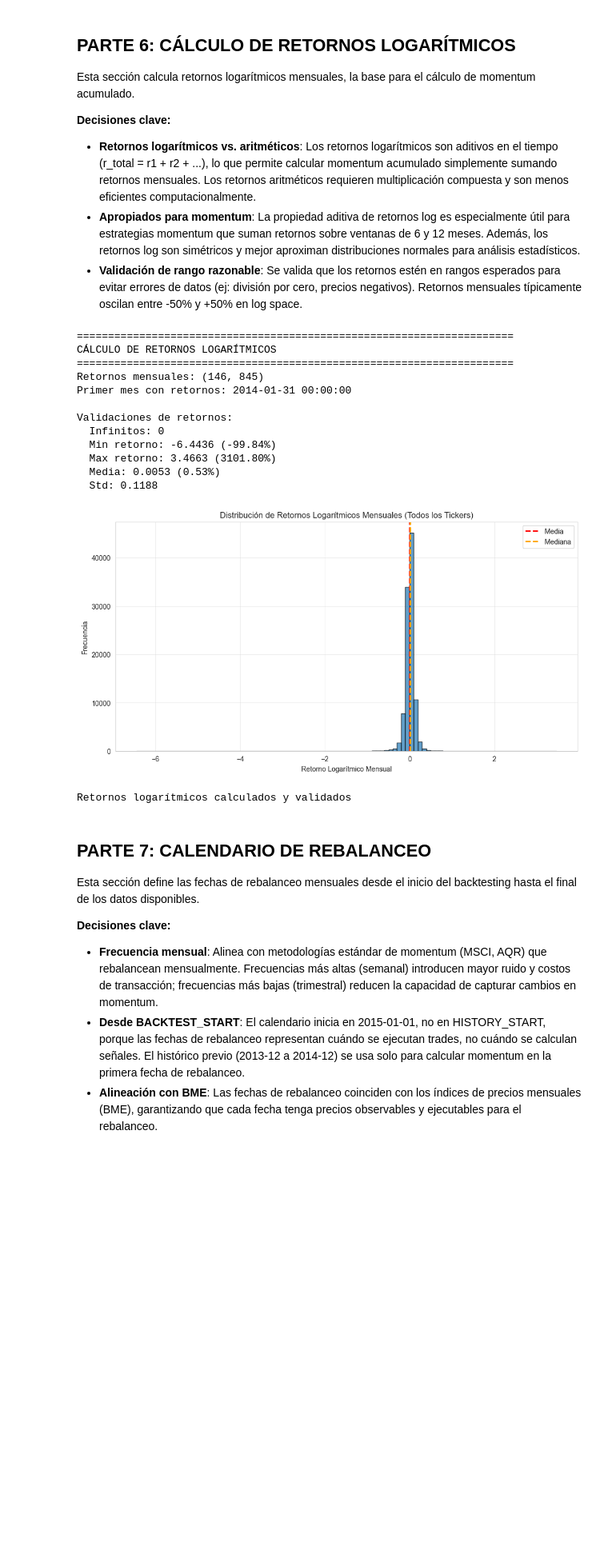
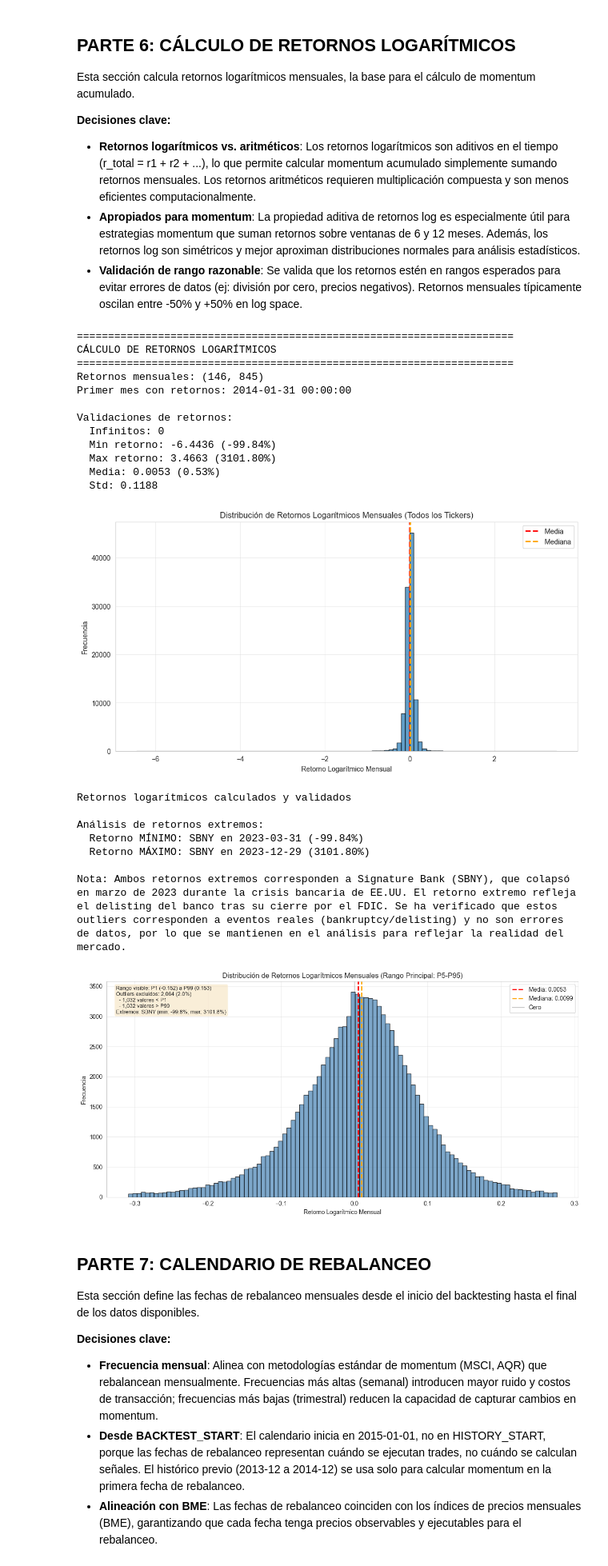
Before and after one commit to Romequinco/TAREA_BACKTESTING, a Jupyter notebook: notebooks/02_EDA_Preparacion.ipynb, the cells around one changed output. Shown at 80% size. Drawn from its saved outputs; the diff is of its cells as text; code cells hidden in the pictures; blank space fills up the shorter version.

```diff
--- a/notebooks/02_EDA_Preparacion.ipynb
+++ b/notebooks/02_EDA_Preparacion.ipynb
@@ -474,33 +476,104 @@ print(f"  Media: {valid_returns.mean():.4f} ({np.exp(valid_returns.mean())-1:.2%
 print(f"  Std: {valid_returns.std():.4f}")
 
 # Visualización de distribución
 fig, ax = plt.subplots(figsize=(12, 6))
 ax.hist(valid_returns, bins=100, edgecolor='black', alpha=0.7)
 ax.set_xlabel('Retorno Logarítmico Mensual')
 ax.set_ylabel('Frecuencia')
 ax.set_title('Distribución de Retornos Logarítmicos Mensuales (Todos los Tickers)')
 ax.axvline(valid_returns.mean(), color='red', linestyle='--', linewidth=2, label='Media')
 ax.axvline(valid_returns.median(), color='orange', linestyle='--', linewidth=2, label='Mediana')
 ax.legend()
 ax.grid(alpha=0.3)
 plt.show()
 
 print("\nRetornos logarítmicos calculados y validados")
+
+# Identificar ticker y fecha de retornos extremos
+min_return = valid_returns.min()
+max_return = valid_returns.max()
+
+min_idx = valid_returns.idxmin()  # (fecha, ticker) del mínimo
+max_idx = valid_returns.idxmax()  # (fecha, ticker) del máximo
+
+print(f"\nAnálisis de retornos extremos:")
+print(f"  Retorno MÍNIMO: {min_idx[1]} en {min_idx[0].date()} ({np.exp(min_return)-1:.2%})")
+print(f"  Retorno MÁXIMO: {max_idx[1]} en {max_idx[0].date()} ({np.exp(max_return)-1:.2%})")
+
+print(f"\nNota: Ambos retornos extremos corresponden a Signature Bank (SBNY), que colapsó")
+print(f"en marzo de 2023 durante la crisis bancaria de EE.UU. El retorno extremo refleja")
+print(f"el delisting del banco tras su cierre por el FDIC. Se ha verificado que estos")
+print(f"outliers corresponden a eventos reales (bankruptcy/delisting) y no son errores")
+print(f"de datos, por lo que se mantienen en el análisis para reflejar la realidad del mercado.")
+
+# Visualización de distribución (rango principal: P1-P99)
+fig, ax = plt.subplots(figsize=(12, 6))
+
+# Calcular percentiles 5 y 95
+p1 = np.percentile(valid_returns, 1)
+p99 = np.percentile(valid_returns, 99)
+
+# Filtrar datos para el histograma (solo rango principal)
+returns_main = valid_returns[(valid_returns >= p1) & (valid_returns <= p99)]
+
+# Crear histograma
+ax.hist(returns_main, bins=100, edgecolor='black', alpha=0.7, color='steelblue')
+ax.set_xlabel('Retorno Logarítmico Mensual')
+ax.set_ylabel('Frecuencia')
+ax.set_title('Distribución de Retornos Logarítmicos Mensuales (Rango Principal: P5-P95)')
+
+# Líneas de referencia
+ax.axvline(valid_returns.mean(), color='red', linestyle='--', linewidth=2,
+           label=f'Media: {valid_returns.mean():.4f}')
+ax.axvline(valid_returns.median(), color='orange', linestyle='--', linewidth=2,
+           label=f'Mediana: {valid_returns.median():.4f}')
+ax.axvline(0, color='black', linestyle='-', linewidth=1, alpha=0.3, label='Cero')
+ax.legend()
+ax.grid(alpha=0.3)
+
+# Agregar nota sobre outliers excluidos
+n_outliers_low = (valid_returns < p1).sum()
+n_outliers_high = (valid_returns > p99).sum()
+total_outliers = n_outliers_low + n_outliers_high
+pct_outliers = (total_outliers / len(valid_returns)) * 100
+
+ax.text(0.02, 0.98,
+        f'Rango visible: P1 ({p5:.3f}) a P99 ({p95:.3f})\n'
+        f'Outliers excluidos: {total_outliers:,} ({pct_outliers:.1f}%)\n'
+        f'  - {n_outliers_low:,} valores < P1\n'
+        f'  - {n_outliers_high:,} valores > P99\n'
+        f'Extremos: SBNY (min: {np.exp(valid_returns.min())-1:.1%}, max: {np.exp(valid_returns.max())-1:.1%})',
+        transform=ax.transAxes, fontsize=9, verticalalignment='top',
+        bbox=dict(boxstyle='round', facecolor='wheat', alpha=0.5))
+
+plt.tight_layout()
+plt.show()
 # %% [output]
 ======================================================================
 CÁLCULO DE RETORNOS LOGARÍTMICOS
 ======================================================================
 Retornos mensuales: (146, 845)
 Primer mes con retornos: 2014-01-31 00:00:00
 
 Validaciones de retornos:
   Infinitos: 0
   Min retorno: -6.4436 (-99.84%)
   Max retorno: 3.4663 (3101.80%)
   Media: 0.0053 (0.53%)
   Std: 0.1188
 [figure]
 Retornos logarítmicos calculados y validados
+
+Análisis de retornos extremos:
+  Retorno MÍNIMO: SBNY en 2023-03-31 (-99.84%)
+  Retorno MÁXIMO: SBNY en 2023-12-29 (3101.80%)
+
+Nota: Ambos retornos extremos corresponden a Signature Bank (SBNY), que colapsó
+en marzo de 2023 durante la crisis bancaria de EE.UU. El retorno extremo refleja
+el delisting del banco tras su cierre por el FDIC. Se ha verificado que estos
+outliers corresponden a eventos reales (bankruptcy/delisting) y no son errores
+de datos, por lo que se mantienen en el análisis para reflejar la realidad del mercado.
+[figure, added]
 # %% [markdown]
 ## PARTE 7: CALENDARIO DE REBALANCEO
 
```
Also changed, not shown: parts of 9 cells of this notebook, 4 other files.
